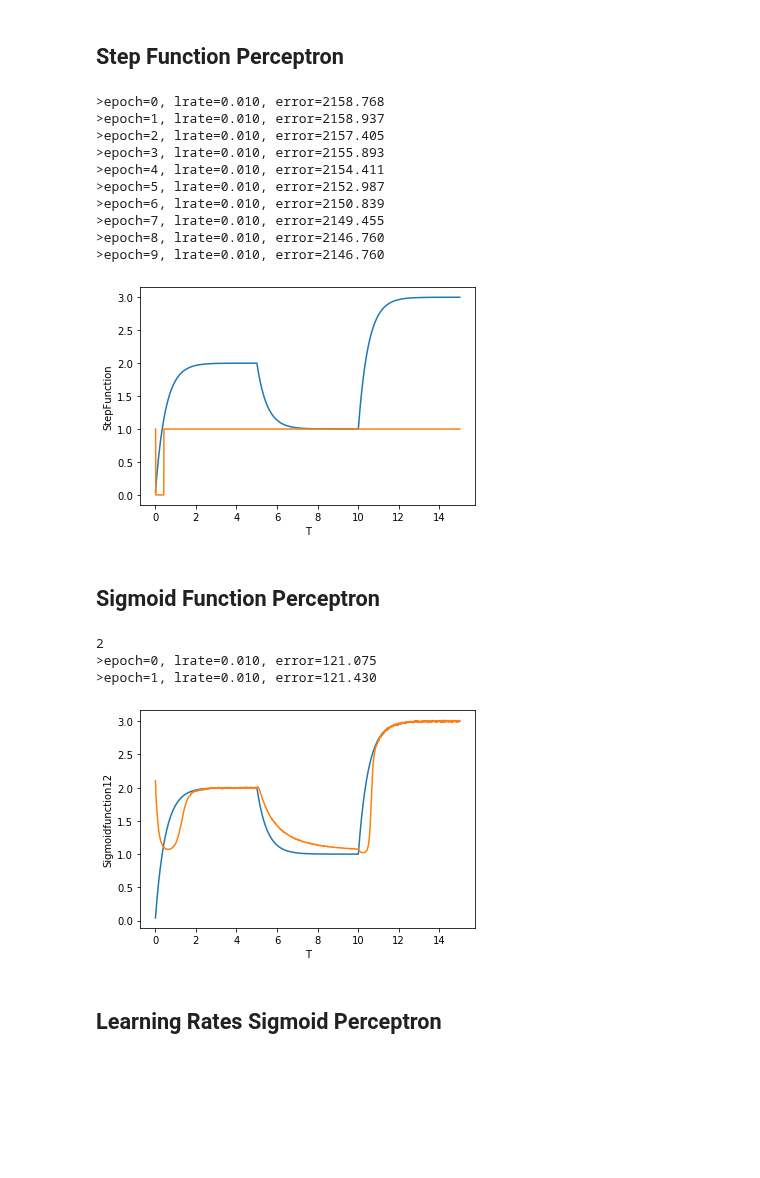
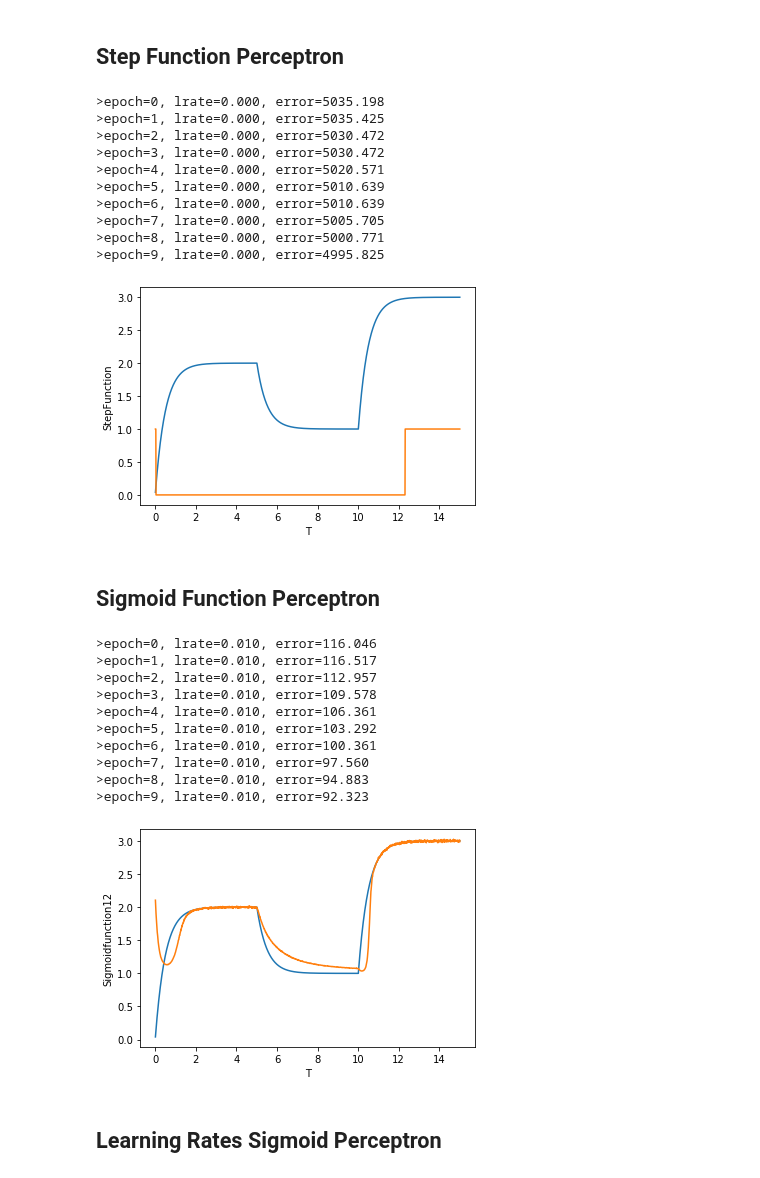
Before and after one commit to JamesDun2866/Computational-Science, a Jupyter notebook: Computational Science.ipynb, the cells around one changed output. Cells and saved outputs as stored; diff of their text form; code cells hidden in the pictures; blank space fills up the shorter version.

```diff
--- a/Computational Science.ipynb
+++ b/Computational Science.ipynb
@@ -547,23 +547,23 @@ def Tuple_converter(array): #convert array into a tuple set
     return Tuplearray # return tuple
 # %%
 x1 = Tuple_converter(df1['xNoise'])
-Stepfunction = train_weights_step(x1,0.01,10)
+Stepfunction = train_weights_step(x1,0.0001,10)
 stepfunction2 = SelectedEpoch(10,Stepfunction)
 df1['StepFunction'] = stepfunction2
 t = sns.lineplot(x="T", y="X", data=df1)  #plot actual
 t2 = sns.lineplot(x="T", y="StepFunction", data=df1) #plot predicted
 # %% [output]
->epoch=0, lrate=0.010, error=2158.768
->epoch=1, lrate=0.010, error=2158.937
->epoch=2, lrate=0.010, error=2157.405
->epoch=3, lrate=0.010, error=2155.893
->epoch=4, lrate=0.010, error=2154.411
->epoch=5, lrate=0.010, error=2152.987
->epoch=6, lrate=0.010, error=2150.839
->epoch=7, lrate=0.010, error=2149.455
->epoch=8, lrate=0.010, error=2146.760
->epoch=9, lrate=0.010, error=2146.760
+>epoch=0, lrate=0.000, error=5035.198
+>epoch=1, lrate=0.000, error=5035.425
+>epoch=2, lrate=0.000, error=5030.472
+>epoch=3, lrate=0.000, error=5030.472
+>epoch=4, lrate=0.000, error=5020.571
+>epoch=5, lrate=0.000, error=5010.639
+>epoch=6, lrate=0.000, error=5010.639
+>epoch=7, lrate=0.000, error=5005.705
+>epoch=8, lrate=0.000, error=5000.771
+>epoch=9, lrate=0.000, error=4995.825
-[figure, old version]
+[figure, new version]
 # %% [markdown]
 ## Sigmoid Function Perceptron
 # %%
@@ -636,16 +636,23 @@ def predict3(noise2,weights2):
     return activation2, net_sum
 # %%
 x12 = Tuple_converter(df1['xNoise'])
-Sigmoidfunction2,tttt = train_weights_sigmoid(x12,0.01,2)
-Sigmoidfunction3 = SelectedEpoch(2,Sigmoidfunction2)
+Sigmoidfunction2,tttt = train_weights_sigmoid(x12,0.01,10)
+Sigmoidfunction3 = SelectedEpoch(10,Sigmoidfunction2)
 df1['Sigmoidfunction12'] = Sigmoidfunction3
 t = sns.lineplot(x="T", y="X", data=df1)  #plot actual
 t2 = sns.lineplot(x="T", y="Sigmoidfunction12", data=df1) #plot predicted
 # %% [output]
-2
->epoch=0, lrate=0.010, error=121.075
->epoch=1, lrate=0.010, error=121.430
+>epoch=0, lrate=0.010, error=116.046
+>epoch=1, lrate=0.010, error=116.517
+>epoch=2, lrate=0.010, error=112.957
+>epoch=3, lrate=0.010, error=109.578
+>epoch=4, lrate=0.010, error=106.361
+>epoch=5, lrate=0.010, error=103.292
+>epoch=6, lrate=0.010, error=100.361
+>epoch=7, lrate=0.010, error=97.560
+>epoch=8, lrate=0.010, error=94.883
+>epoch=9, lrate=0.010, error=92.323
-[figure, old version]
+[figure, new version]
 # %% [markdown]
 ## Learning Rates Sigmoid Perceptron
 # %%
```
Also changed, not shown: parts of 10 cells of this notebook, 1 other file.
